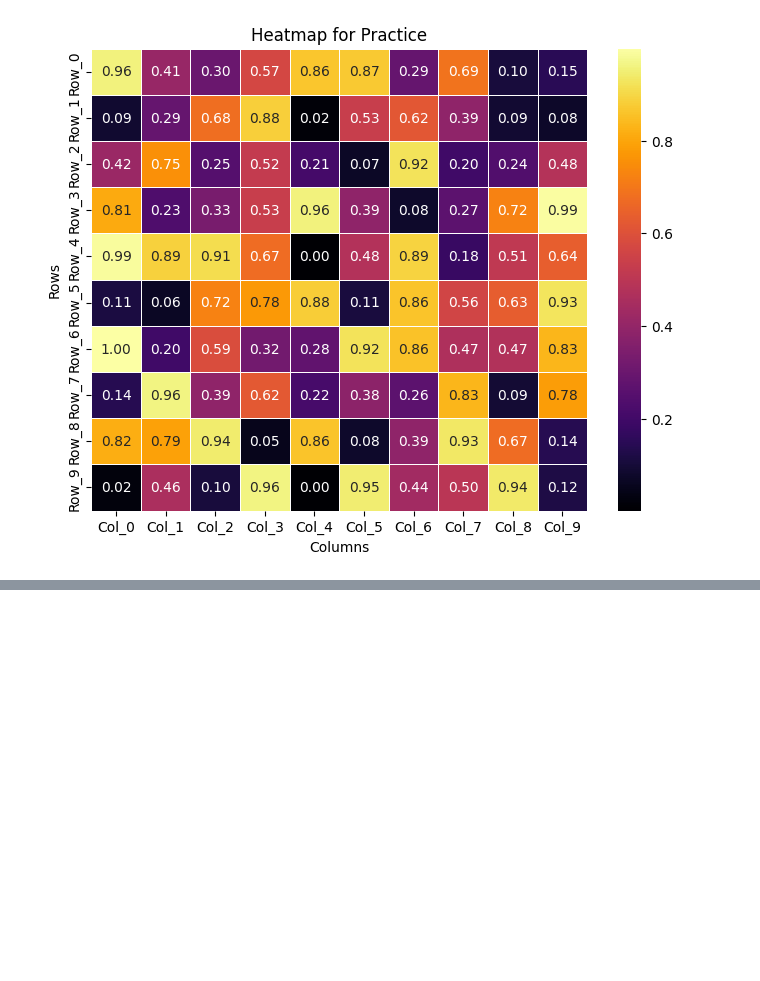
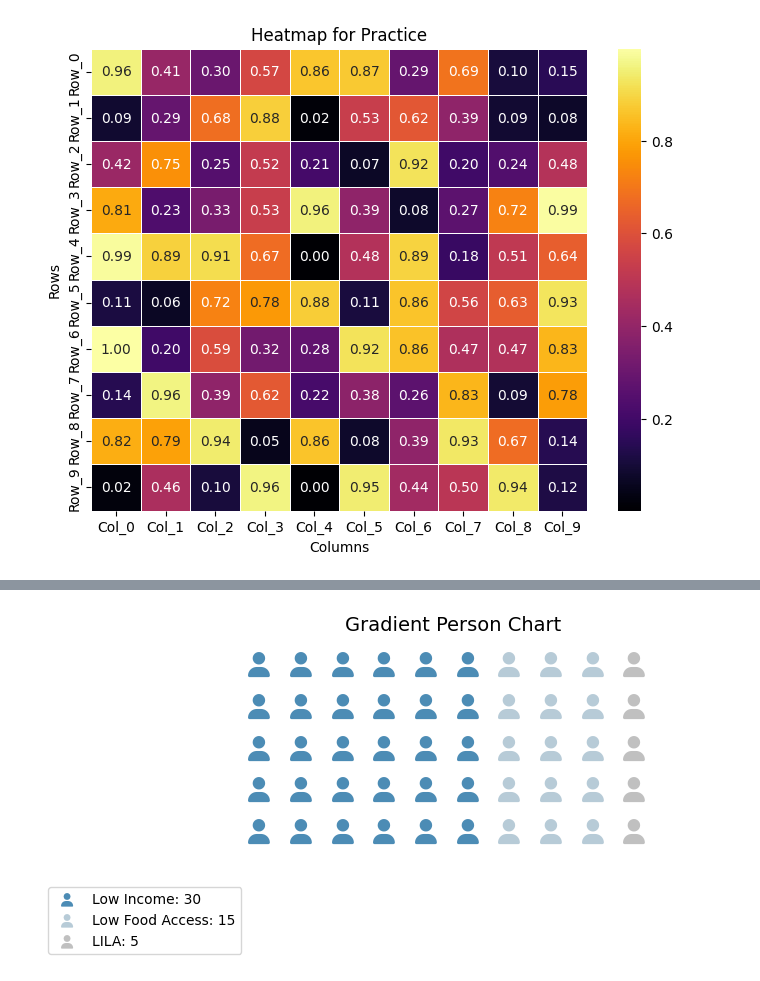
Before and after one commit to cmontg26/Data110, a Jupyter notebook: Practice_for_Candace.ipynb, the cells around one changed output, grey strips where cells are left out. Drawn from its saved outputs; the diff is of its cells as text; code cells hidden in the pictures; blank space fills up the shorter version.

```diff
--- a/Practice_for_Candace.ipynb
+++ b/Practice_for_Candace.ipynb
@@ -58,0 +93,19 @@ plt.show()
+# %%
+# Sample data
+data = {'Low Income': 30, 'Low Food Access': 15, 'LILA': 5}
+
+# Create the pictogram chart
+fig = plt.figure(
+    FigureClass=Waffle,
+    rows=5,  # Number of rows in the waffle chart
+    values=data,
+    colors=["#4C8CB5", "#B7CBD7", "#C0C0C0"], # Colors for each category
+    icons='user',  # Icon to use for the pictogram (e.g., 'star', 'user', 'heart' from Font Awesome)
+    font_size=18,  # Size of the icons
+    icon_legend=True, # Display a legend with icons
+    legend={'labels': [f"{k}: {v}" for k, v in data.items()], 'loc': 'upper right', 'bbox_to_anchor': (0, -0.2)})
+
+plt.title("Gradient Person Chart", fontsize=14)
+plt.show()
+# %% [output]
+[figure, added]
```
Also changed, not shown: parts of 3 cells of this notebook.
